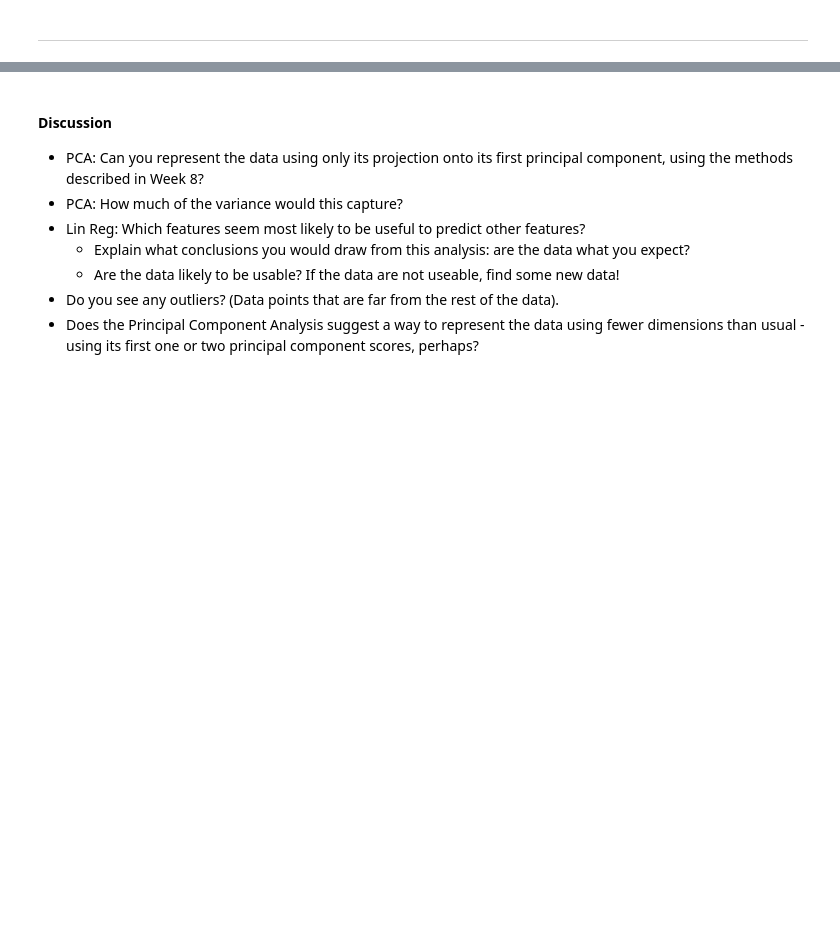
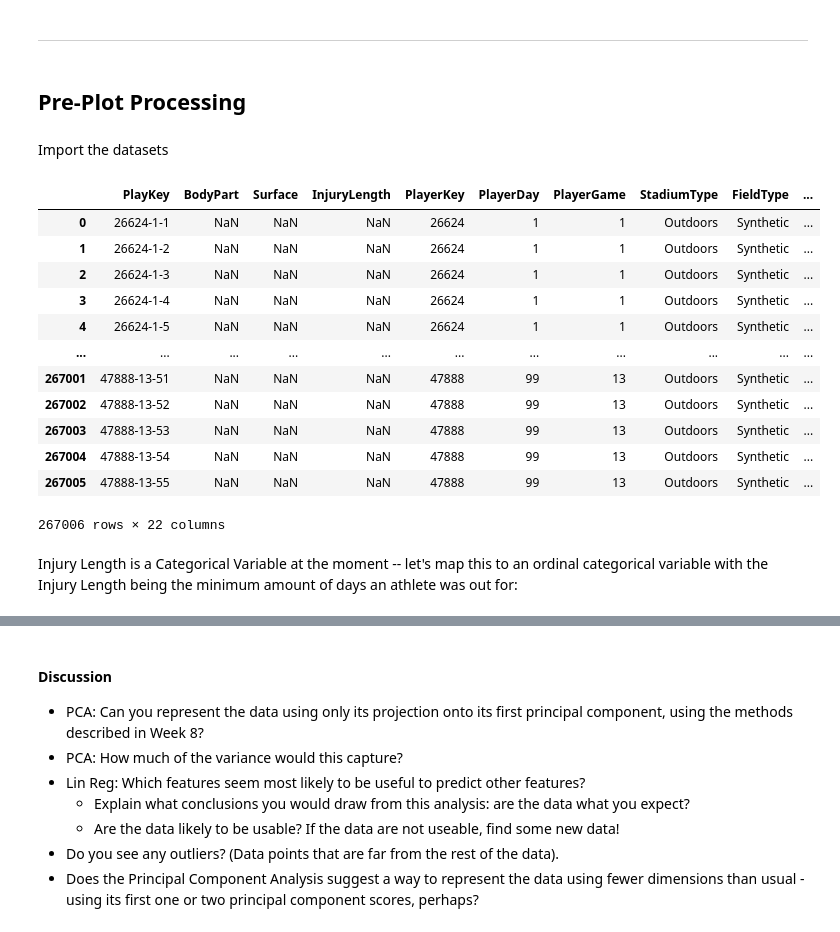
Before and after one commit to LeeMcFarling/AFL_Project, a Jupyter notebook: AFL_Final_Project/Week9.ipynb, the cells around one changed output, grey strips where cells are left out. Drawn from its saved outputs; the diff is of its cells as text; code cells hidden in the pictures; blank space fills up the shorter version.

```diff
--- a/AFL_Final_Project/Week9.ipynb
+++ b/AFL_Final_Project/Week9.ipynb
@@ -178,3 +178,26 @@ Here are some types of analysis you can do:
   - Try using your correlation information from previous weeks to help choose features for linear regression.
 # %% [markdown]
 ____
+# %% [markdown]
+## **Pre-Plot Processing**
+# %% [markdown]
+Import the datasets
+# %%
+fnfallplays = pd.read_csv("/Users/leemcfarling/Desktop/FNF_All_Plays.csv")
+fnfallplays
+# %% [output]
+|  | PlayKey | BodyPart | Surface | InjuryLength | PlayerKey | PlayerDay | PlayerGame | StadiumType | FieldType | ... |
+| 0 | 26624-1-1 | NaN | NaN | NaN | 26624 | 1 | 1 | Outdoors | Synthetic | ... |
+| 1 | 26624-1-2 | NaN | NaN | NaN | 26624 | 1 | 1 | Outdoors | Synthetic | ... |
+| 2 | 26624-1-3 | NaN | NaN | NaN | 26624 | 1 | 1 | Outdoors | Synthetic | ... |
+| 3 | 26624-1-4 | NaN | NaN | NaN | 26624 | 1 | 1 | Outdoors | Synthetic | ... |
+| 4 | 26624-1-5 | NaN | NaN | NaN | 26624 | 1 | 1 | Outdoors | Synthetic | ... |
+| ... | ... | ... | ... | ... | ... | ... | ... | ... | ... | ... |
+| 267001 | 47888-13-51 | NaN | NaN | NaN | 47888 | 99 | 13 | Outdoors | Synthetic | ... |
+| 267002 | 47888-13-52 | NaN | NaN | NaN | 47888 | 99 | 13 | Outdoors | Synthetic | ... |
+| 267003 | 47888-13-53 | NaN | NaN | NaN | 47888 | 99 | 13 | Outdoors | Synthetic | ... |
+| 267004 | 47888-13-54 | NaN | NaN | NaN | 47888 | 99 | 13 | Outdoors | Synthetic | ... |
+| 267005 | 47888-13-55 | NaN | NaN | NaN | 47888 | 99 | 13 | Outdoors | Synthetic | ... |
+267006 rows × 22 columns
+# %% [markdown]
+Injury Length is a Categorical Variable at the moment -- let's map this to an ordinal categorical variable with the Injury Length being the minimum amount of days an athlete was out for:
```
Also changed, not shown: parts of 12 cells of this notebook.
